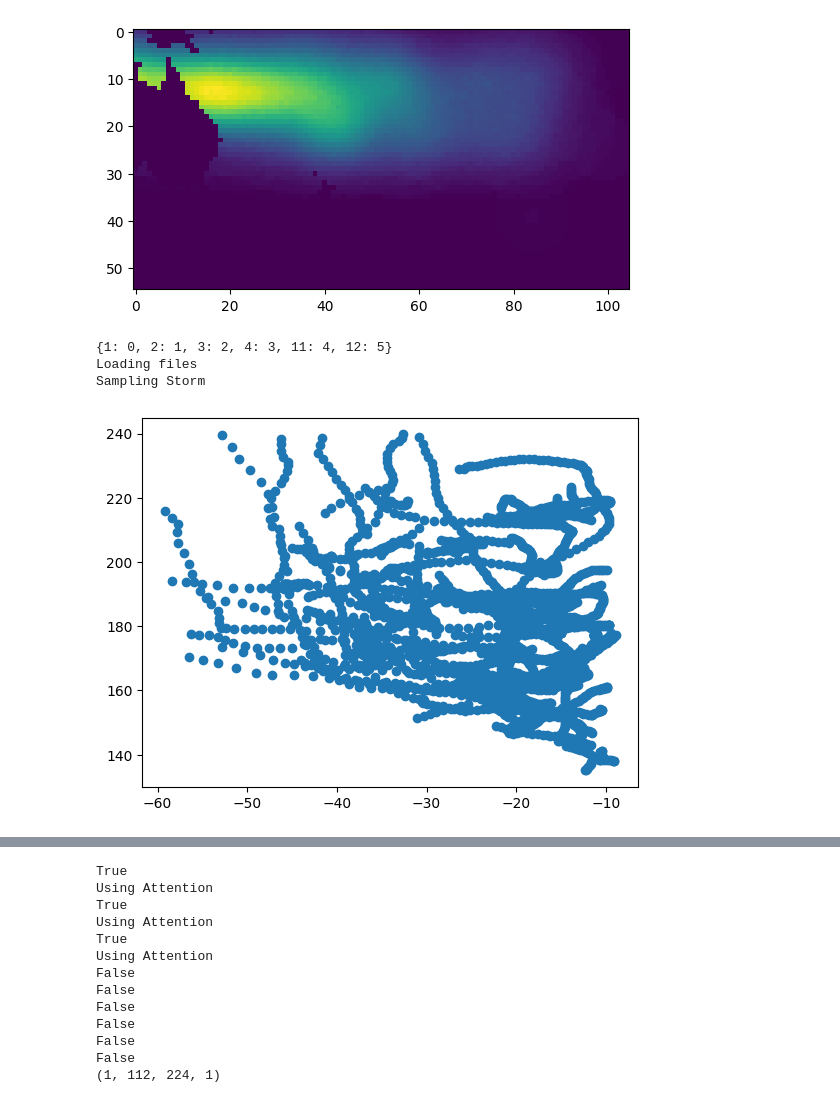
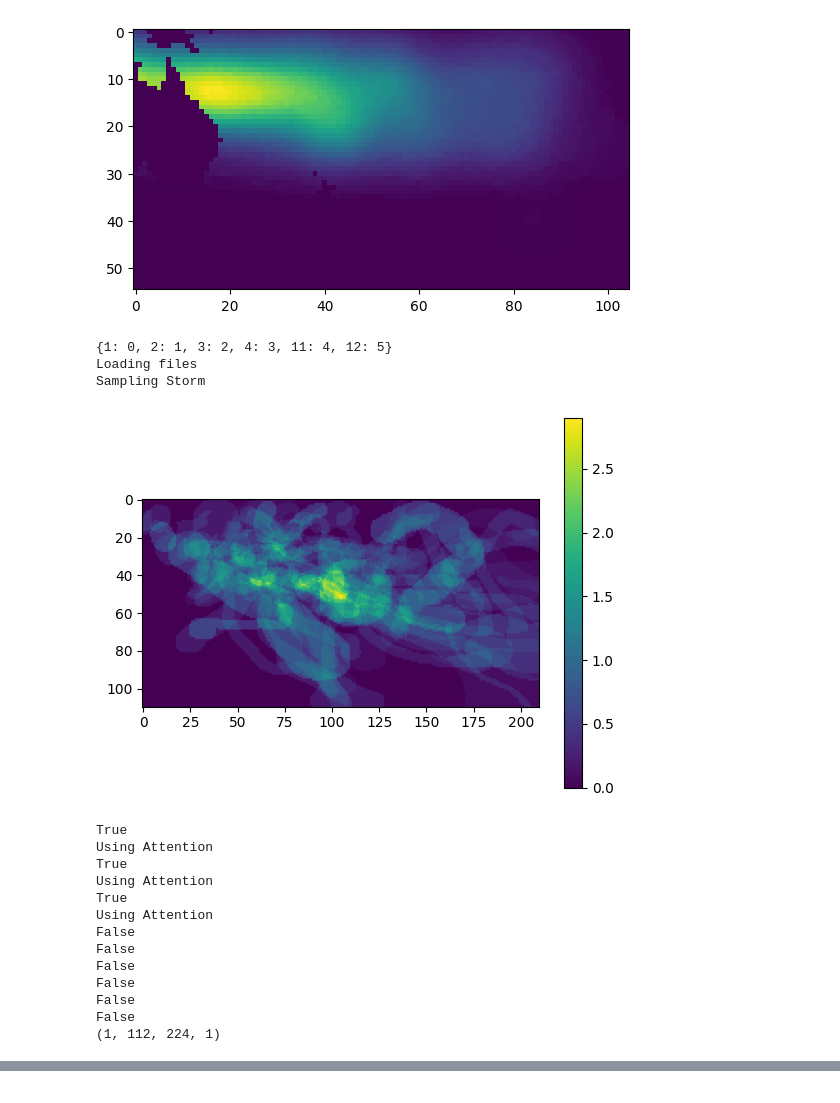
Before and after one commit to EMPIRIC2/EMPIRIC_TC, a Jupyter notebook: example_code/prediction_example.ipynb, the cells around one changed output, grey strips where cells are left out. Drawn from its saved outputs; the diff is of its cells as text; code cells hidden in the pictures.

```diff
--- a/example_code/prediction_example.ipynb
+++ b/example_code/prediction_example.ipynb
@@ -17,38 +22,50 @@ The autoreload extension is already loaded. To reload it, use:
 # %%
 
 # change this to reflect where data is on your computer
-data_folder = '/Users/ewin313/EMPIRIC-AI-emulation/Data'
+data_file = '/path/to/data/file.hdf5'
 
-data_file = glob.glob(os.path.join(data_folder, "*.hdf5"))[0]
 # get some data
 test_data = raw_input_generator(data_file)
 
 # take the first item
 x = next(iter(test_data))
 
 ## input
 plt.imshow(np.sum(x, axis=0))
 plt.show()
 
 storm_model = STORM_model(total_years=10, n_years_to_sum=2, n_samples=10)
 storm_prediction = storm_model(x)
 plt.imshow(storm_prediction)
 plt.colorbar()
 plt.show()
 
 
 # load the model
 ml_model = DDPMUNet_model()
 
 # make the model prediction
 prediction = ml_model(x)
 
 # display them both
 plt.imshow(prediction)
 plt.show()
 # %% [output]
 [figure]
 {1: 0, 2: 1, 3: 2, 4: 3, 11: 4, 12: 5}
 Loading files
 Sampling Storm
-[figure, old version]
+[figure, new version]
+True
+Using Attention
+True
+Using Attention
+True
+Using Attention
+False
+False
+False
+False
+False
+False
+(1, 112, 224, 1)
@@ -56,13 +72,0 @@ Sampling Storm
-True
-Using Attention
-True
-Using Attention
-True
-Using Attention
-False
-False
-False
-False
-False
-False
-(1, 112, 224, 1)
```
Also changed, not shown: parts of 2 cells of this notebook.
